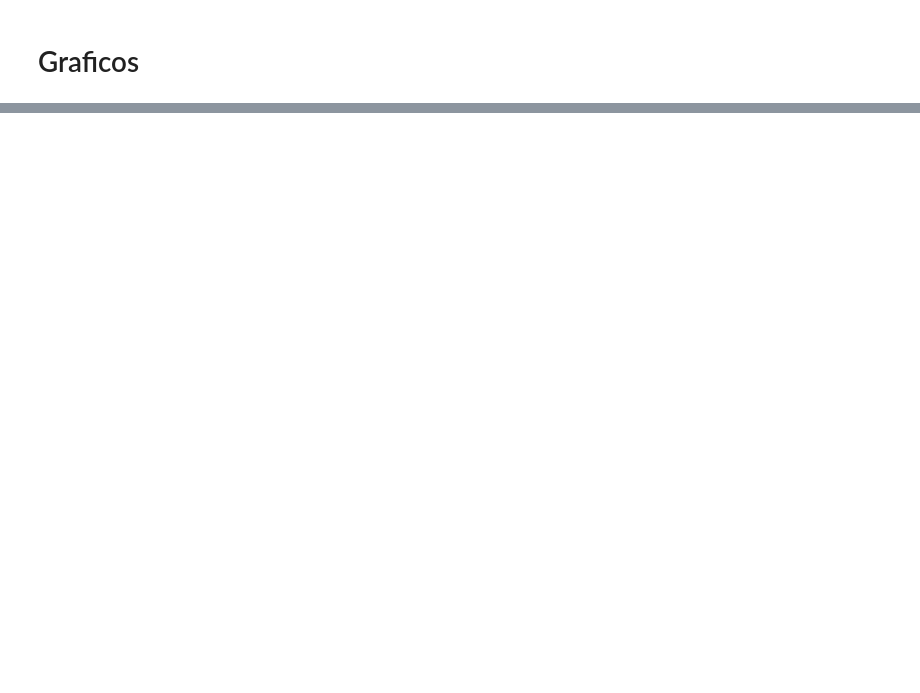
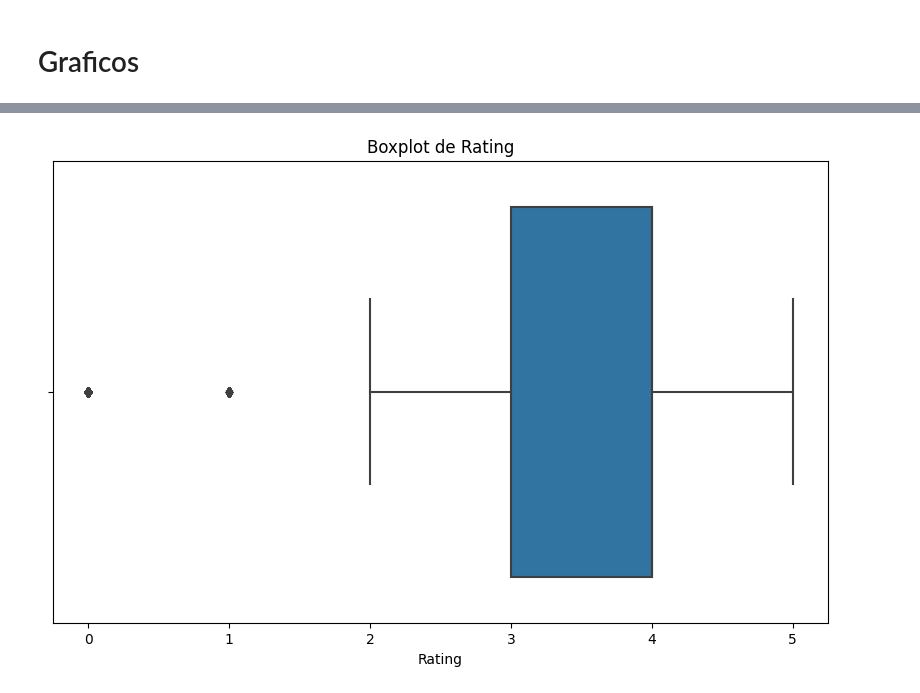
Before and after one commit to fernk01/Orga_Datos, a Jupyter notebook: tps/tp1/tp1.ipynb, the cells around one changed output, grey strips where cells are left out. Cells and saved outputs as stored; diff of their text form; code cells hidden in the pictures; blank space fills up the shorter version.

```diff
--- a/tps/tp1/tp1.ipynb
+++ b/tps/tp1/tp1.ipynb
@@ -284,0 +246,9 @@ plt.show()
+# %%
+# Hamos un boxplot de la variable "Rating".
+plt.figure(figsize=(10, 6))
+sns.boxplot(x=df_app["Rating"])
+plt.xlabel("Rating")
+plt.title("Boxplot de Rating")
+plt.show()
+# %% [output]
+[figure, added]
```
Also changed, not shown: parts of 63 cells of this notebook.
